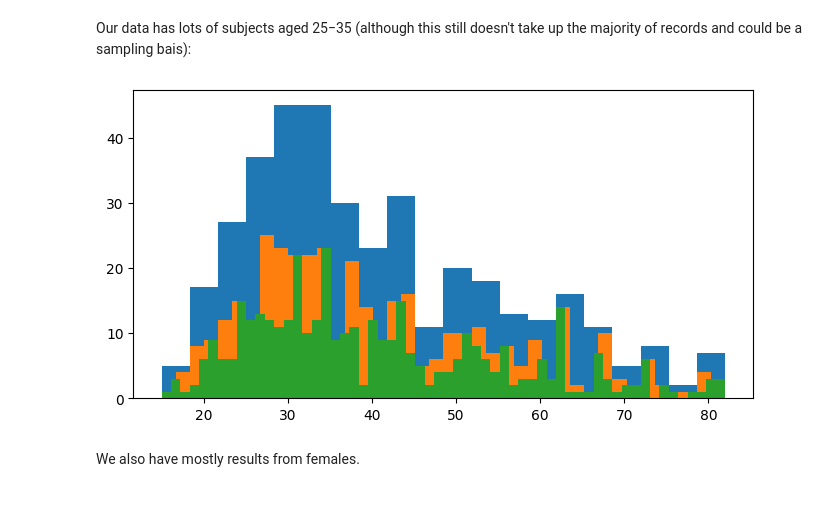
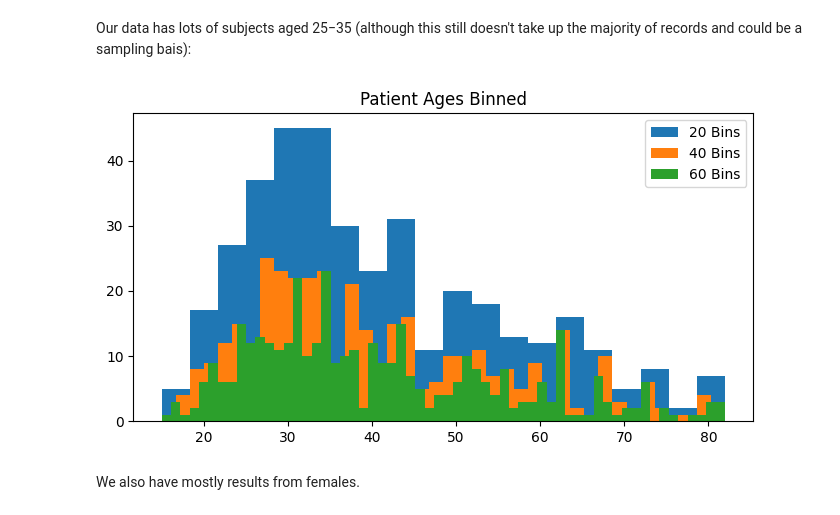
Before and after one commit to Koffiie/First-Repo, a Jupyter notebook: Thyroid_Cancer_Recurrence_Prediction.ipynb, the cells around one changed output. Drawn from its saved outputs; the diff is of its cells as text; code cells hidden in the pictures.

```diff
--- a/Thyroid_Cancer_Recurrence_Prediction.ipynb
+++ b/Thyroid_Cancer_Recurrence_Prediction.ipynb
@@ -470,16 +470,19 @@ Our data has lots of subjects aged 25‒35 (although this still doesn't take up
 # %%
 ages = patient_df["Age"]
 
 plt.figure(figsize=(8, 4))
-plt.hist(ages, bins=20)
-plt.hist(ages, bins=40)
-plt.hist(ages, bins=60)
+plt.hist(ages, bins=20, label="20 Bins")
+plt.hist(ages, bins=40, label="40 Bins")
+plt.hist(ages, bins=60, label="60 Bins")
+#plt.hist(ages, bins=100, label="100 Bins")
+plt.title("Patient Ages Binned")
+plt.legend()
 
 plt.show()
 
 del ages
 # %% [output]
-[figure, old version]
+[figure, new version]
 # %% [markdown]
 We also have mostly results from females.
 # %%
```
Also changed, not shown: parts of 5 cells of this notebook.
